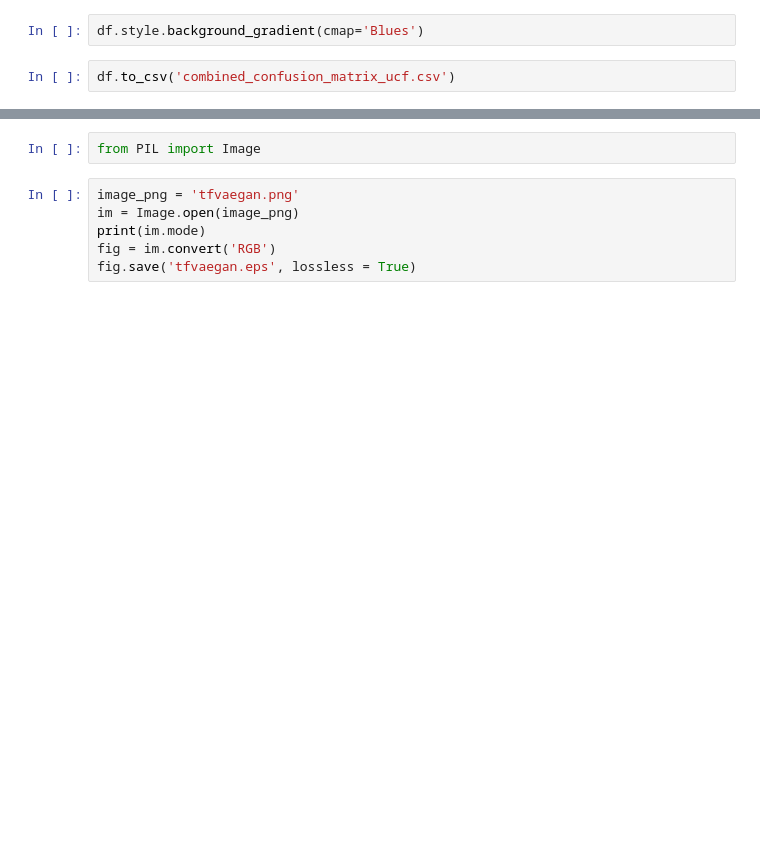
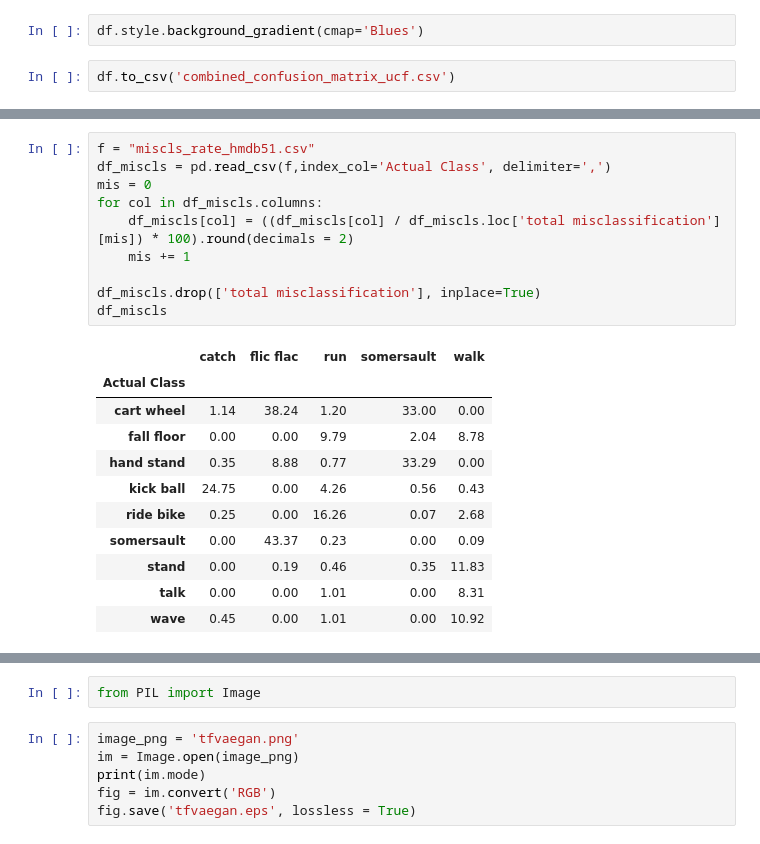
Before and after one commit to 0xMarsRover/kg_gnn_gan, a Jupyter notebook: confusion matrix/combiend_ConfusionMatrix.ipynb, the cells around one changed output, grey strips where cells are left out. Saved outputs shown, nothing was run; the diff lists cells and outputs as text; blank space fills up the shorter version.

```diff
--- a/confusion matrix/combiend_ConfusionMatrix.ipynb
+++ b/confusion matrix/combiend_ConfusionMatrix.ipynb
@@ -196,0 +148,22 @@ full_mat
+# %%
+f = "miscls_rate_hmdb51.csv"
+df_miscls = pd.read_csv(f,index_col='Actual Class', delimiter=',')
+mis = 0
+for col in df_miscls.columns:
+    df_miscls[col] = ((df_miscls[col] / df_miscls.loc['total misclassification'][mis]) * 100).round(decimals = 2)
+    mis += 1
+
+df_miscls.drop(['total misclassification'], inplace=True)
+df_miscls
+# %% [output]
+|  | catch | flic flac | run | somersault | walk |
+| Actual Class |  |  |  |  |  |
+| cart wheel | 1.14 | 38.24 | 1.20 | 33.00 | 0.00 |
+| fall floor | 0.00 | 0.00 | 9.79 | 2.04 | 8.78 |
+| hand stand | 0.35 | 8.88 | 0.77 | 33.29 | 0.00 |
+| kick ball | 24.75 | 0.00 | 4.26 | 0.56 | 0.43 |
+| ride bike | 0.25 | 0.00 | 16.26 | 0.07 | 2.68 |
+| somersault | 0.00 | 43.37 | 0.23 | 0.00 | 0.09 |
+| stand | 0.00 | 0.19 | 0.46 | 0.35 | 11.83 |
+| talk | 0.00 | 0.00 | 1.01 | 0.00 | 8.31 |
+| wave | 0.45 | 0.00 | 1.01 | 0.00 | 10.92 |
```
Also changed, not shown: parts of 7 cells of this notebook, 1 other file.
